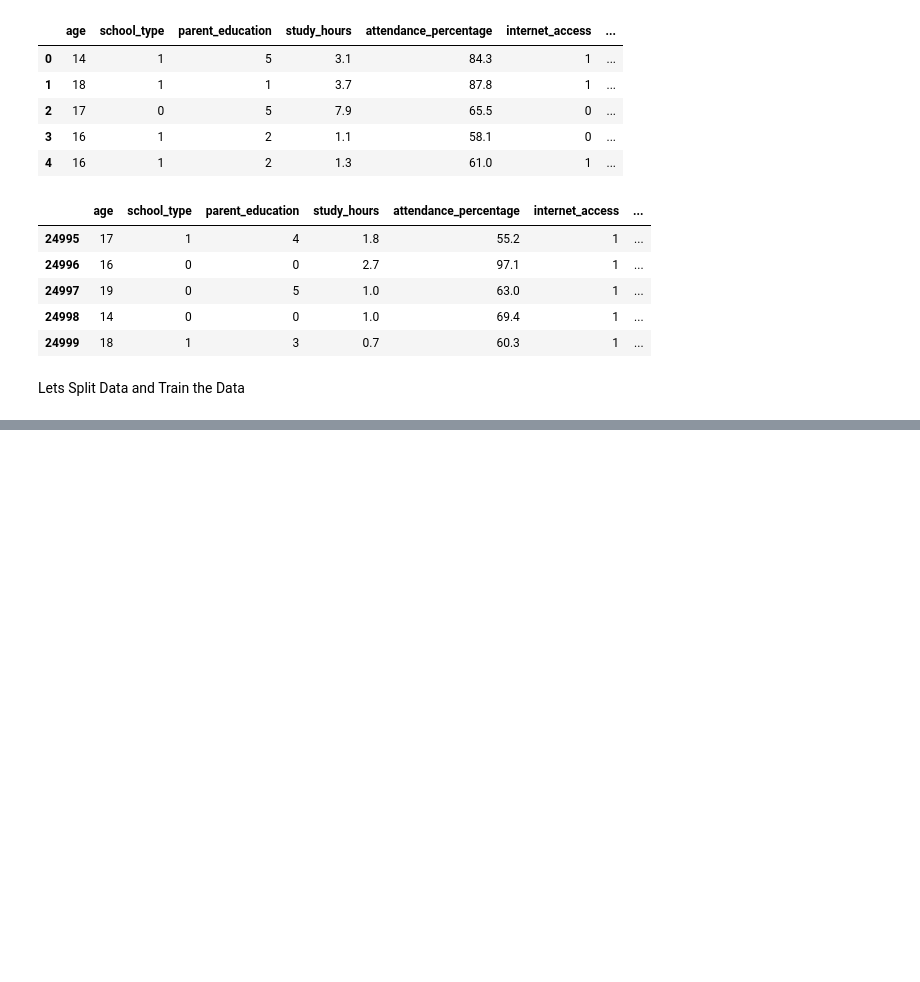
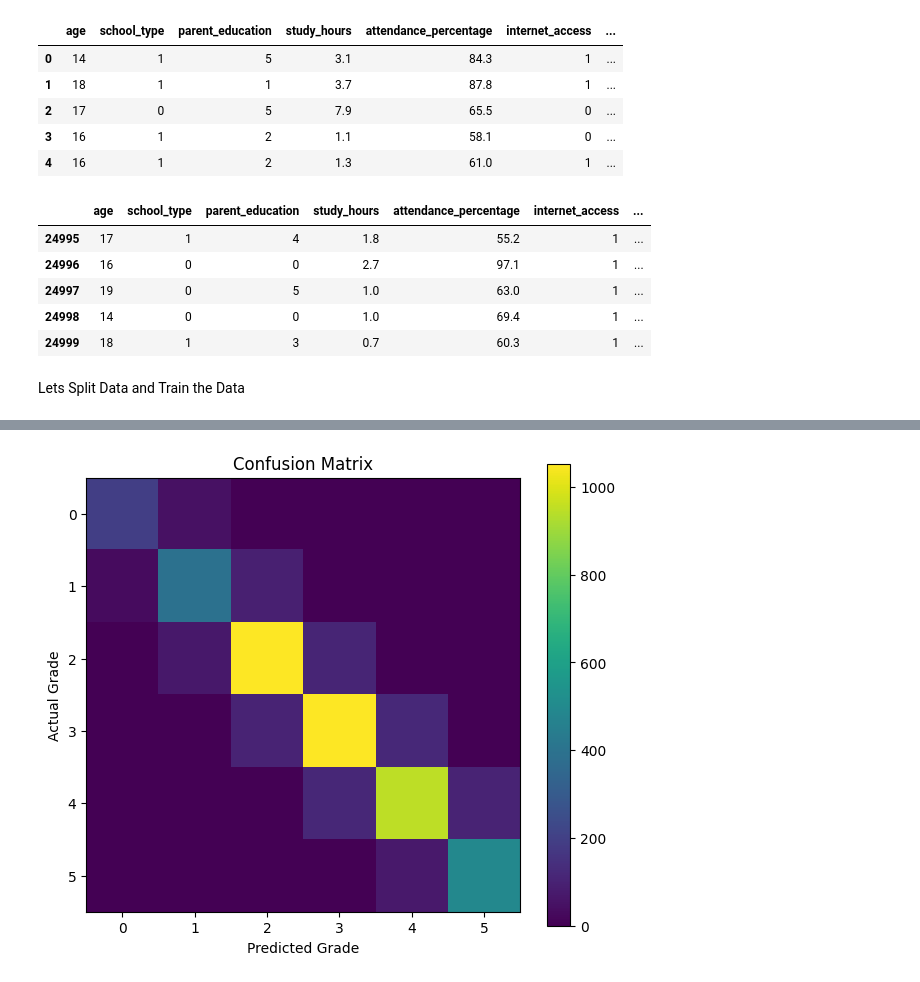
Before and after one commit to Bryan-eng-lng/Machine-Learning-Projects-, a Jupyter notebook: XGBClassifier.ipynb, the cells around one changed output, grey strips where cells are left out. Cells and saved outputs as stored; diff of their text form; code cells hidden in the pictures; blank space fills up the shorter version.

```diff
--- a/XGBClassifier.ipynb
+++ b/XGBClassifier.ipynb
@@ -148,12 +148,20 @@ df.tail()
 # %% [markdown]
 Lets Split Data and  Train the Data
 # %%
-X = df.drop(columns=["final_grade"])
+X = df.drop(columns=["final_grade",'overall_score'])
 
 y = df["final_grade"]
 # %%
 X_train , X_test , y_train , y_test = train_test_split(X , y , test_size=0.2 , random_state=2)
 # %%
-model = xgb.XGBClassifier()
+model = xgb.XGBClassifier(
+    n_estimators=200,
+    max_depth=5,
+    learning_rate=0.1,
+    subsample=0.8,
+    colsample_bytree=0.8,
+    random_state=42,
+    eval_metric='mlogloss'
+)
 
 model.fit(X_train , y_train)
@@ -167,0 +210,15 @@ accuracy
+# %%
+from sklearn.metrics import confusion_matrix
+import matplotlib.pyplot as plt
+
+cm = confusion_matrix(y_test, y_pred)
+
+plt.figure(figsize=(7,6))
+plt.imshow(cm)
+plt.colorbar()
+plt.xlabel("Predicted Grade")
+plt.ylabel("Actual Grade")
+plt.title("Confusion Matrix")
+plt.show()
+# %% [output]
+[figure, added]
```
Also changed, not shown: parts of 4 cells of this notebook.
